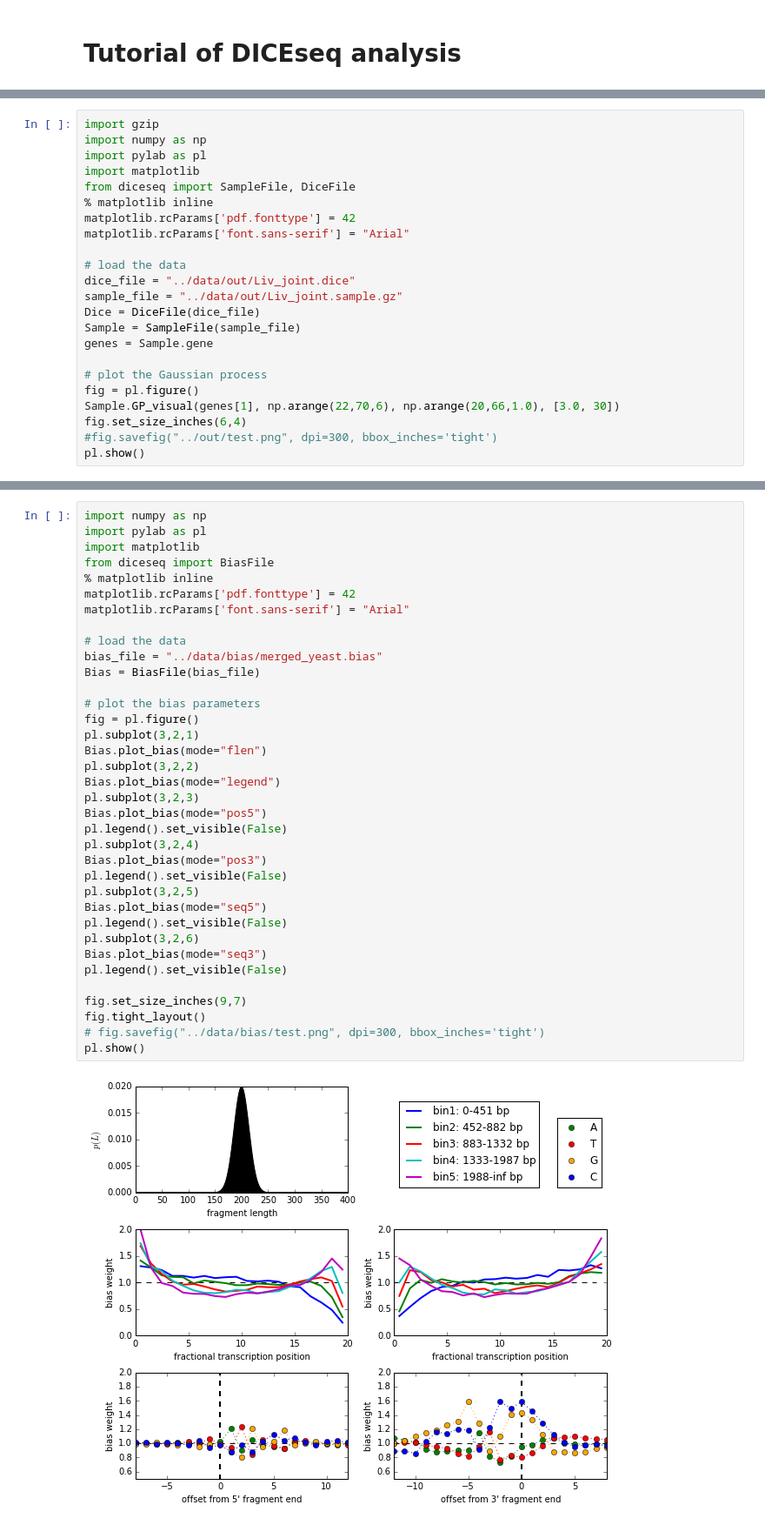
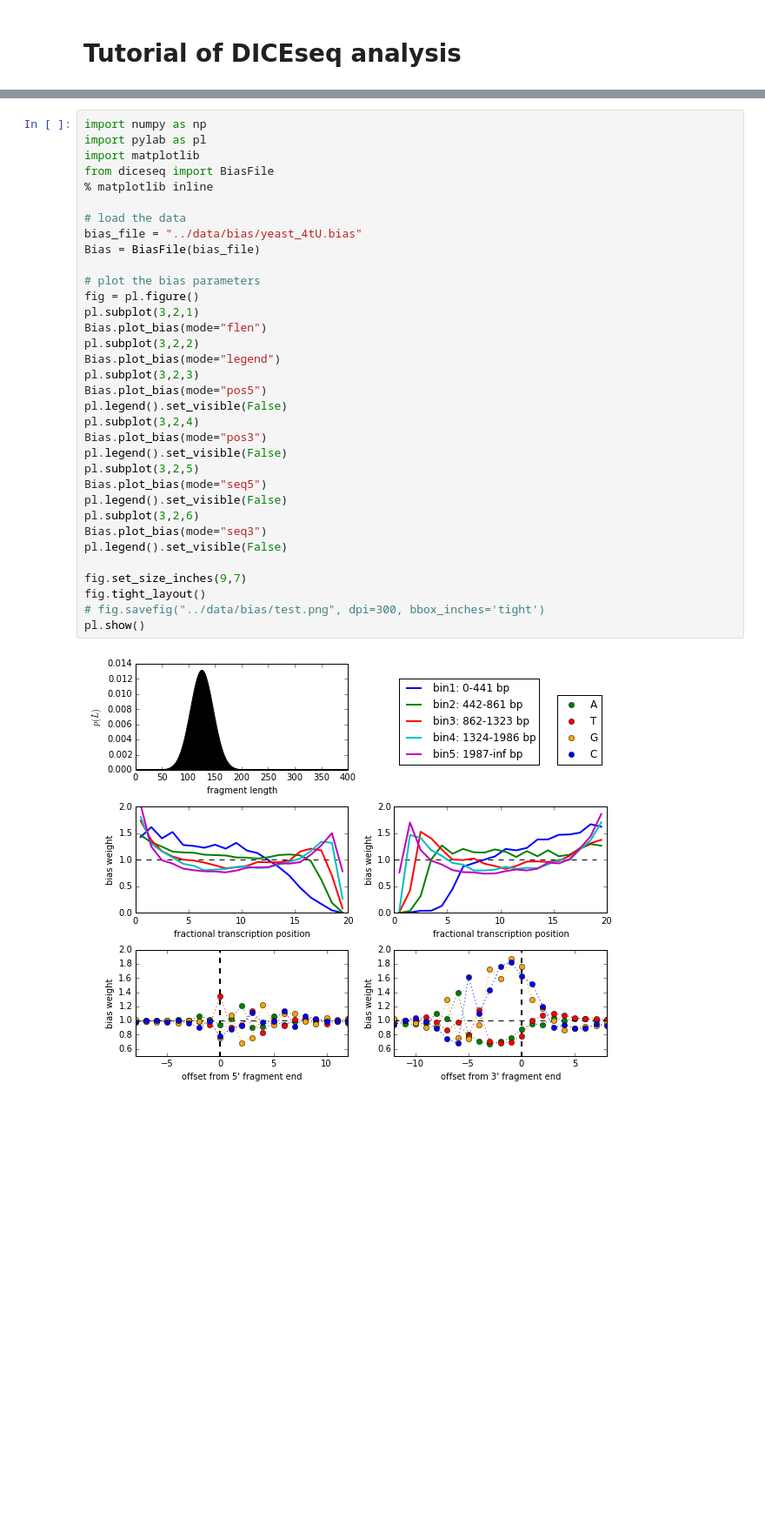
Before and after one commit to huangyh09/diceseq, a Jupyter notebook: tutorials/diceseq_tutorial.ipynb, the cells around one changed output, grey strips where cells are left out. Shown at 87% size. Drawn from its saved outputs; the diff is of its cells as text; blank space fills up the shorter version.

```diff
--- a/tutorials/diceseq_tutorial.ipynb
+++ b/tutorials/diceseq_tutorial.ipynb
@@ -11,23 +48,0 @@ You can also find the details of those functions in diceseq.utils.out_utils.py
-# %%
-import gzip
-import numpy as np
-import pylab as pl
-import matplotlib
-from diceseq import SampleFile, DiceFile
-% matplotlib inline
-matplotlib.rcParams['pdf.fonttype'] = 42
-matplotlib.rcParams['font.sans-serif'] = "Arial"
-
-# load the data
-dice_file = "../data/out/Liv_joint.dice"
-sample_file = "../data/out/Liv_joint.sample.gz"
-Dice = DiceFile(dice_file)
-Sample = SampleFile(sample_file)
-genes = Sample.gene
-
-# plot the Gaussian process
-fig = pl.figure()
-Sample.GP_visual(genes[1], np.arange(22,70,6), np.arange(20,66,1.0), [3.0, 30])
-fig.set_size_inches(6,4)
-#fig.savefig("../out/test.png", dpi=300, bbox_inches='tight')
-pl.show()
@@ -45,36 +52,34 @@ import pylab as pl
 import matplotlib
 from diceseq import BiasFile
 % matplotlib inline
-matplotlib.rcParams['pdf.fonttype'] = 42
-matplotlib.rcParams['font.sans-serif'] = "Arial"
 
 # load the data
-bias_file = "../data/bias/merged_yeast.bias"
+bias_file = "../data/bias/yeast_4tU.bias"
 Bias = BiasFile(bias_file)
 
 # plot the bias parameters
 fig = pl.figure()
 pl.subplot(3,2,1)
 Bias.plot_bias(mode="flen")
 pl.subplot(3,2,2)
 Bias.plot_bias(mode="legend")
 pl.subplot(3,2,3)
 Bias.plot_bias(mode="pos5")
 pl.legend().set_visible(False)
 pl.subplot(3,2,4)
 Bias.plot_bias(mode="pos3")
 pl.legend().set_visible(False)
 pl.subplot(3,2,5)
 Bias.plot_bias(mode="seq5")
 pl.legend().set_visible(False)
 pl.subplot(3,2,6)
 Bias.plot_bias(mode="seq3")
 pl.legend().set_visible(False)
 
 fig.set_size_inches(9,7)
 fig.tight_layout()
 # fig.savefig("../data/bias/test.png", dpi=300, bbox_inches='tight')
 pl.show()
 # %% [output]
-[figure, old version]
+[figure, new version]
 # %% [markdown]
```
Also changed, not shown: parts of 16 cells of this notebook, 17 other files.
